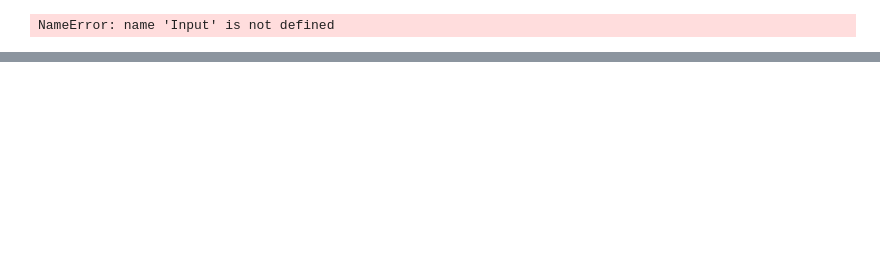
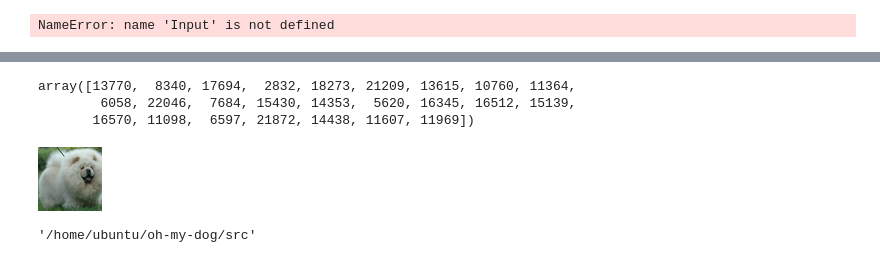
Before and after one commit to rghosh8/oh-my-dog, a Jupyter notebook: src/eda.ipynb, the cells around one changed output, grey strips where cells are left out. Saved outputs shown, nothing was run; the diff lists cells and outputs as text; code cells hidden in the pictures; blank space fills up the shorter version.

```diff
--- a/src/eda.ipynb
+++ b/src/eda.ipynb
@@ -230,6 +234,7 @@ imagesIn = np.zeros((25000,64,64,3))
 # https://www.kaggle.com/paulorzp/show-annotations-and-breeds
 if DogsOnly:
     for breed in breeds:
+        if breed == '.DS_Store': continue
         for dog in os.listdir(ROOT+'Annotation/'+breed):
             try: img = Image.open(ROOT+'all-dogs/all-dogs/'+dog+'.jpg')
             except: continue
@@ -258,7 +263,7 @@ if DogsOnly:
 else:
     IMAGES = np.sort(IMAGES)
     np.random.seed(810)
-    x = np.random.choice(np.arange(20579),10000)
+    x = np.random.choice(np.arange(25000),10000)
     np.random.seed(None)
     for k in range(len(x)):
         img = Image.open(ROOT + 'all-dogs/' + IMAGES[x[k]])
@@ -282,7 +287,7 @@ else:
         idxIn += 1
 
 # DISPLAY CROPPED IMAGES
-x = np.random.randint(0,idxIn,25)
+x = np.random.randint(25000,size=25)
 for k in range(5):
     plt.figure(figsize=(15,3))
     for j in range(5):
@@ -488,0 +508,4 @@ TensorShape([16, 100])
+# %%
+root = '../data'
+images = os.listdir(root+'/all-dogs/')
+breeds = os.listdir(root+'/Annotation')
@@ -488,0 +570,14 @@ TensorShape([16, 100])
+# %%
+np.random.randint(25000, size=25)
+# %% [output]
+array([13770,  8340, 17694,  2832, 18273, 21209, 13615, 10760, 11364,
+        6058, 22046,  7684, 15430, 14353,  5620, 16345, 16512, 15139,
+       16570, 11098,  6597, 21872, 14438, 11607, 11969])
+# %%
+Image.fromarray( imagesIn[0,:,:,:].astype('uint8') )
+# %% [output]
+[figure, added]
+# %%
+pwd
+# %% [output]
+'/home/ubuntu/oh-my-dog/src'
```
Also changed, not shown: parts of 14 cells of this notebook, 1 other file.
